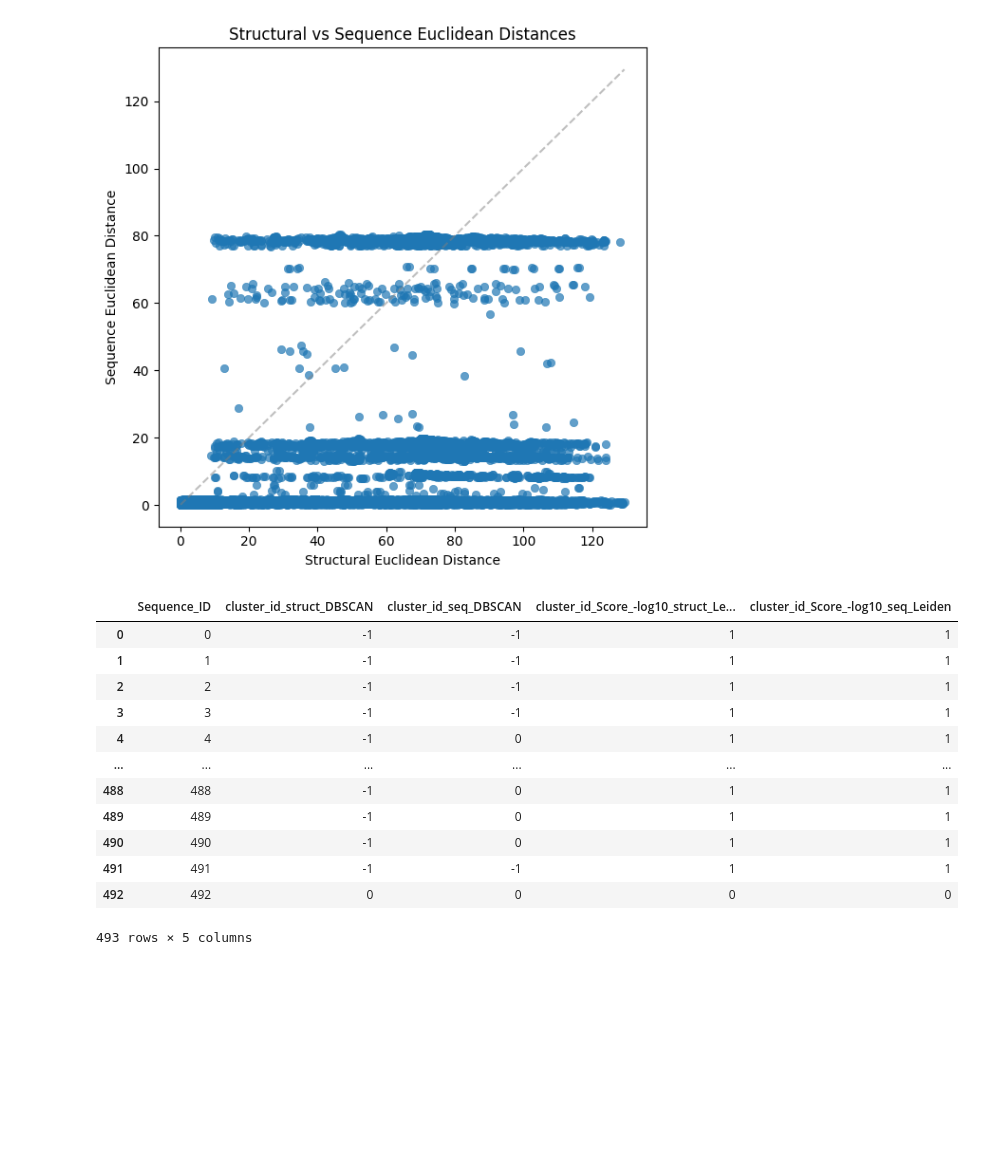
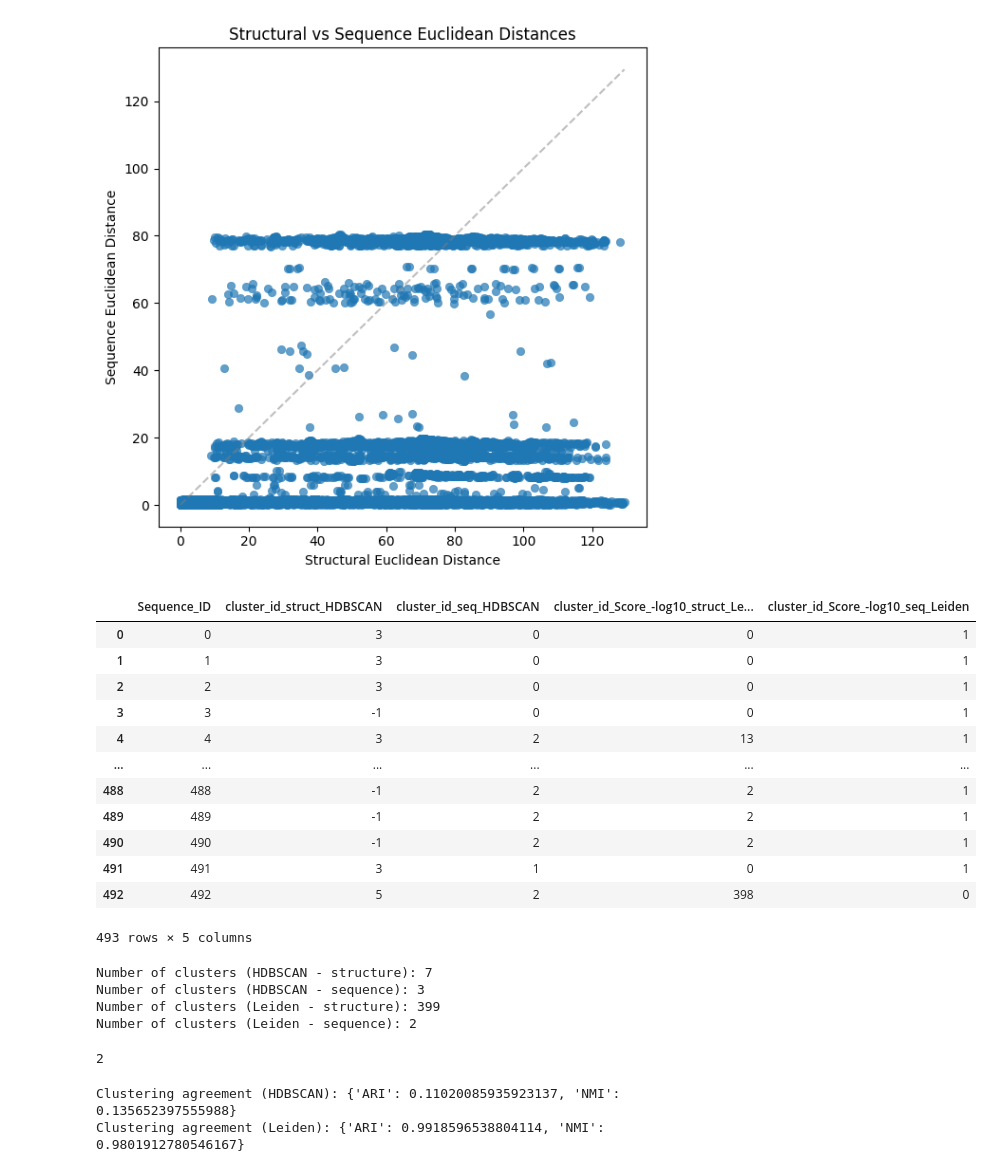
Before and after one commit to ElhabashyLab/3DClans, a Jupyter notebook: Scores_Evaluation/evaluation.ipynb, the cells around one changed output. Cells and saved outputs as stored; diff of their text form; code cells hidden in the pictures; blank space fills up the shorter version.

Commit message:
adding ari, nmi, hdbscan into evaluation

```diff
--- a/Scores_Evaluation/evaluation.ipynb
+++ b/Scores_Evaluation/evaluation.ipynb
@@ -80,24 +99,57 @@ evaluator.generate_scatter_plot(
 [figure]
 [figure]
 # %%
+# Find clusters using density-based and graph-based methods
 df_cluster_labels = evaluator.find_clusters_density_based(df_coord, "struct")
 df_cluster_labels = df_cluster_labels.merge(evaluator.find_clusters_density_based(df_coord, "seq"), on="Sequence_ID")
-df_Leiden_labels = evaluator.find_clusters_graph_based(df_scores, "Score_-log10_struct")
-df_Leiden_labels = df_Leiden_labels.merge(evaluator.find_clusters_graph_based(df_scores, "Score_-log10_seq"), on="Sequence_ID")
+df_Leiden_labels = evaluator.find_clusters_graph_based(df_scores, "Score_-log10_struct", resolution=1.1)
+df_Leiden_labels = df_Leiden_labels.merge(evaluator.find_clusters_graph_based(df_scores, "Score_-log10_seq", resolution=1), on="Sequence_ID")
 df_cluster_labels = df_cluster_labels.merge(df_Leiden_labels, on="Sequence_ID")
+df_cluster_labels
+# %% [output]
+|  | Sequence_ID | cluster_id_struct_HDBSCAN | cluster_id_seq_HDBSCAN | cluster_id_Score_-log10_struct_Le... | cluster_id_Score_-log10_seq_Leiden |
+| 0 | 0 | 3 | 0 | 0 | 1 |
+| 1 | 1 | 3 | 0 | 0 | 1 |
+| 2 | 2 | 3 | 0 | 0 | 1 |
+| 3 | 3 | -1 | 0 | 0 | 1 |
+| 4 | 4 | 3 | 2 | 13 | 1 |
+| ... | ... | ... | ... | ... | ... |
+| 488 | 488 | -1 | 2 | 2 | 1 |
+| 489 | 489 | -1 | 2 | 2 | 1 |
+| 490 | 490 | -1 | 2 | 2 | 1 |
+| 491 | 491 | 3 | 1 | 0 | 1 |
+| 492 | 492 | 5 | 2 | 398 | 0 |
+493 rows × 5 columns
-# %%
-df_cluster_labels
-# %% [output]
-|  | Sequence_ID | cluster_id_struct_DBSCAN | cluster_id_seq_DBSCAN | cluster_id_Score_-log10_struct_Le... | cluster_id_Score_-log10_seq_Leiden |
-| 0 | 0 | -1 | -1 | 1 | 1 |
-| 1 | 1 | -1 | -1 | 1 | 1 |
-| 2 | 2 | -1 | -1 | 1 | 1 |
-| 3 | 3 | -1 | -1 | 1 | 1 |
-| 4 | 4 | -1 | 0 | 1 | 1 |
-| ... | ... | ... | ... | ... | ... |
-| 488 | 488 | -1 | 0 | 1 | 1 |
-| 489 | 489 | -1 | 0 | 1 | 1 |
-| 490 | 490 | -1 | 0 | 1 | 1 |
-| 491 | 491 | -1 | -1 | 1 | 1 |
-| 492 | 492 | 0 | 0 | 0 | 0 |
-493 rows × 5 columns
+# %%
+labels_struct_HDBSCAN = df_cluster_labels["cluster_id_struct_HDBSCAN"].drop_duplicates()
+len(labels_struct_HDBSCAN)
+labels_seq_HDBSCAN = df_cluster_labels["cluster_id_seq_HDBSCAN"].drop_duplicates()
+len(labels_seq_HDBSCAN)
+
+labels_struct_Leiden = df_cluster_labels["cluster_id_Score_-log10_struct_Leiden"].drop_duplicates()
+len(labels_struct_Leiden)
+labels_seq_Leiden = df_cluster_labels["cluster_id_Score_-log10_seq_Leiden"].drop_duplicates()
+len(labels_seq_Leiden)
+
+print(f"Number of clusters (HDBSCAN - structure): {len(labels_struct_HDBSCAN)}") # expected visually 4 - 5
+print(f"Number of clusters (HDBSCAN - sequence): {len(labels_seq_HDBSCAN)}") # expected visually 3
+print(f"Number of clusters (Leiden - structure): {len(labels_struct_Leiden)}") # expected visually 4 - 5
+print(f"Number of clusters (Leiden - sequence): {len(labels_seq_Leiden)}") # expected visually 3
+# %% [output]
+Number of clusters (HDBSCAN - structure): 7
+Number of clusters (HDBSCAN - sequence): 3
+Number of clusters (Leiden - structure): 399
+Number of clusters (Leiden - sequence): 2
+# %%
+df_l_l = df_cluster_labels["cluster_id_Score_-log10_struct_Leiden"].drop_duplicates()
+len(df_l_l)
+# %% [output]
+2
+# %%
+clustering_agreement_HDBSCAN = evaluator.compute_clustering_agreement(df_cluster_labels, "cluster_id_struct_HDBSCAN", "cluster_id_seq_HDBSCAN")
+clustering_agreement_Leiden = evaluator.compute_clustering_agreement(df_cluster_labels, "cluster_id_Score_-log10_struct_Leiden", "cluster_id_Score_-log10_seq_Leiden")
+print(f"Clustering agreement (HDBSCAN): {clustering_agreement_HDBSCAN}")
+print(f"Clustering agreement (Leiden): {clustering_agreement_Leiden}")
+# %% [output]
+Clustering agreement (HDBSCAN): {'ARI': 0.11020085935923137, 'NMI': 0.135652397555988}
+Clustering agreement (Leiden): {'ARI': 0.9918596538804114, 'NMI': 0.9801912780546167}
```
Also changed, not shown: parts of 5 cells of this notebook, 4 other files.
